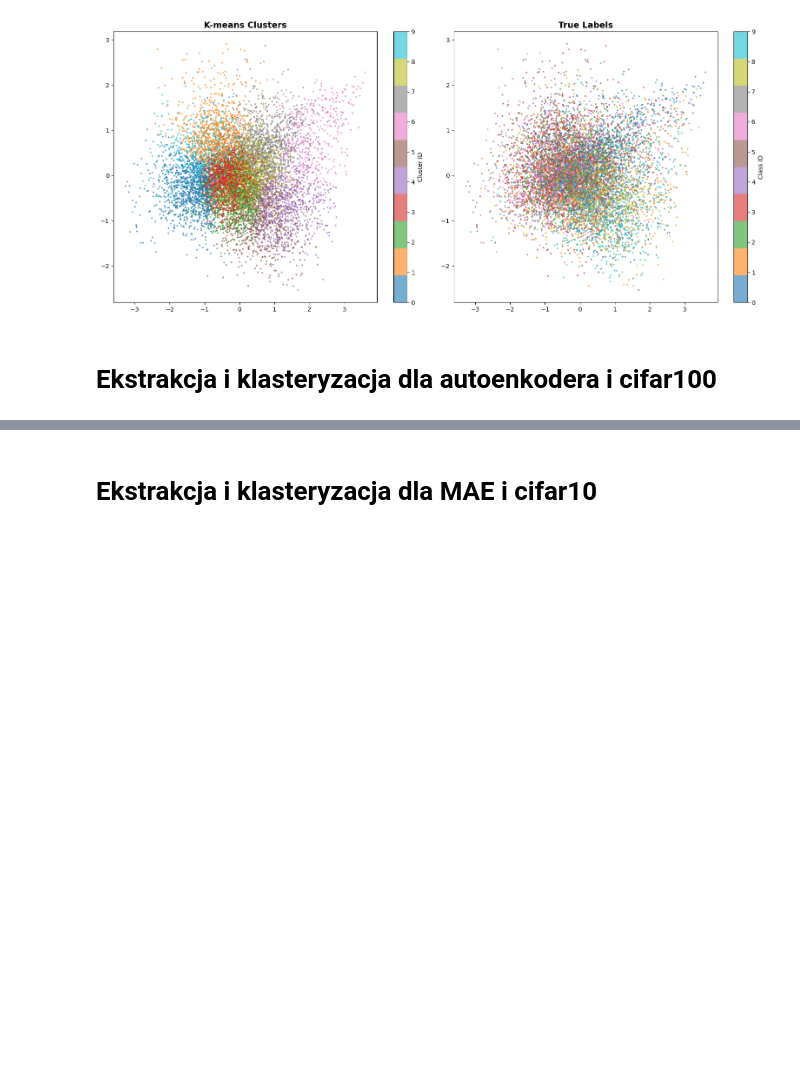
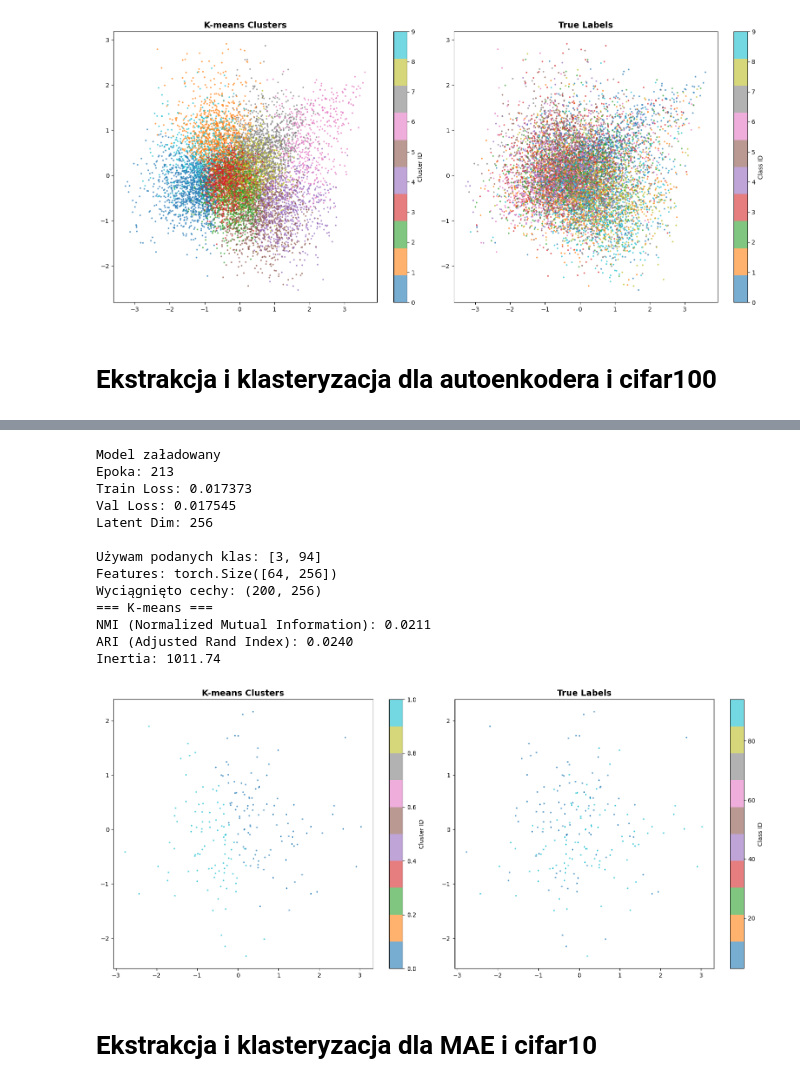
Before and after one commit to AnnCzar/autoencoder-clustering-ml-project, a Jupyter notebook: src/clustering/extract_and_cluster.ipynb, the cells around one changed output, grey strips where cells are left out. Saved outputs shown, nothing was run; the diff lists cells and outputs as text; code cells hidden in the pictures; blank space fills up the shorter version.

```diff
--- a/src/clustering/extract_and_cluster.ipynb
+++ b/src/clustering/extract_and_cluster.ipynb
@@ -312,3 +370,55 @@ Inertia: 26404.96
+# %%
+# ładowanie modelu
+model_path= '../training_results/autoencoder/cifar100/autoencoder_cifar100_best_20260112_234254.pt'
+model, checkpoint = load_trained_model(model_path, model_type='autoencoder')
+# print(model)
+# print(checkpoint)
+
+selected_classes = checkpoint.get('selected_classes', None)
+# print(model)
+# print(checkpoint)
+
+
+# ładowanie danych testowych
+batch_size = 64
+_, _, _, _, test_loader = create_and_load_subset(2, batch_size=batch_size, selected_classes=selected_classes)
+
+# print(f"Obrazów testowych: {len(test_loader)}")
+# for batch_idx, (image, _) in enumerate(test_loader):
+#     print(f"Batch {batch_idx} / {len(test_loader)}")
+
+
+# wyciąganie cech
+features, labels = extract_features(model, test_loader)
+
+# klasteryzacja
+n_clusters = 2
+cluster_ids, kmeans, metrics = clustering(features, labels, n_clusters)
+
+# zapis wynikow
+BASE_DIR = os.getcwd()
+save_dir = os.path.join(BASE_DIR, '../..', 'experiments', 'autoencoder','cifar100')
+os.makedirs(save_dir, exist_ok=True)
+results_df, summary_df = save_results_to_csv(cluster_ids, labels, metrics, save_dir)
+
+# wizualizacja
+vis_path = os.path.join(save_dir, 'clusters_visualization.png')
+visualize_clusters(features, cluster_ids, labels, vis_path)
+# %% [output]
+Model załadowany
+Epoka: 213
+Train Loss: 0.017373
+Val Loss: 0.017545
+Latent Dim: 256
+
+Używam podanych klas: [3, 94]
+Features: torch.Size([64, 256])
+Wyciągnięto cechy: (200, 256)
+=== K-means ===
+NMI (Normalized Mutual Information): 0.0211
+ARI (Adjusted Rand Index): 0.0240
+Inertia: 1011.74
+[figure, added]
 # %% [markdown]
 #  Ekstrakcja i klasteryzacja dla MAE i cifar10
 # %%
```
Also changed, not shown: parts of 7 cells of this notebook, 4 other files.
